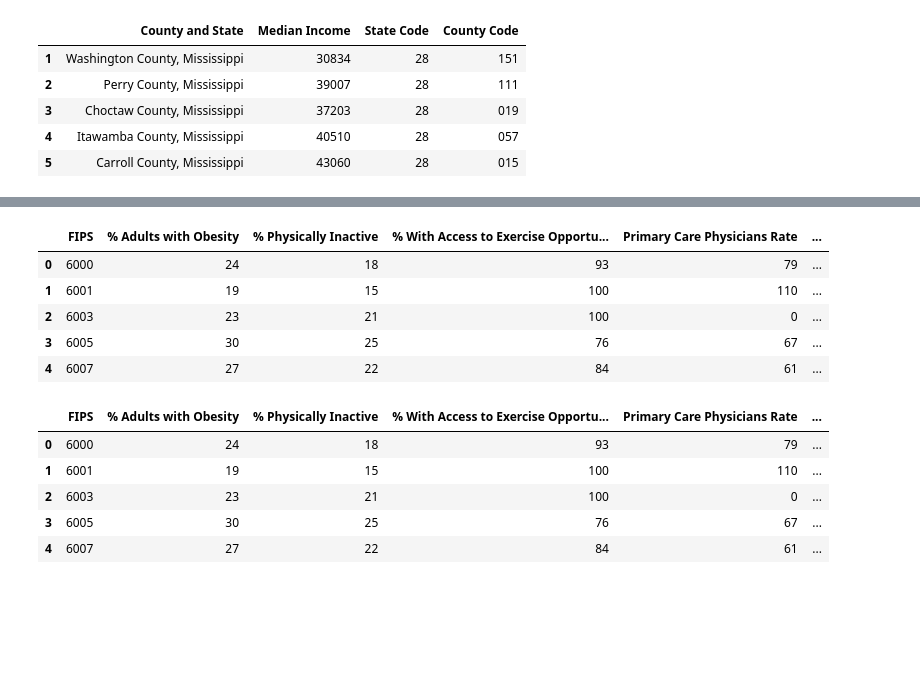
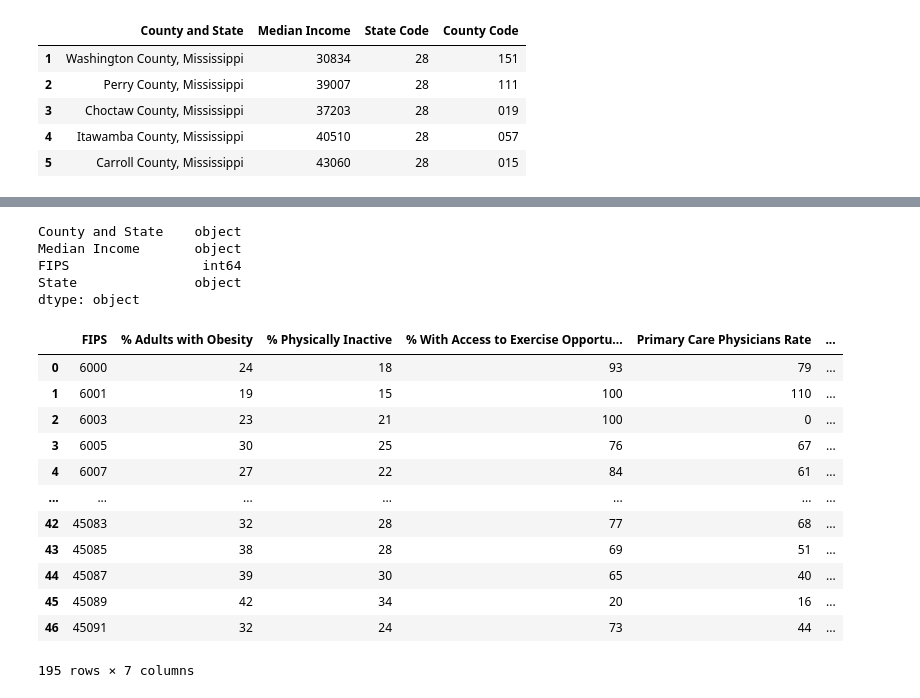
Before and after one commit to katrinan029/project-movat, a Jupyter notebook: Project code.ipynb, the cells around one changed output, grey strips where cells are left out. Drawn from its saved outputs; the diff is of its cells as text; code cells hidden in the pictures; blank space fills up the shorter version.

```diff
--- a/Project code.ipynb
+++ b/Project code.ipynb
@@ -93 +106,13 @@ dtype: object
+# %%
+# create a copy of the selected_states DataFrame in order to cast the FIPS column as integer
+
+selected_states_copy = selected_states.copy()
+selected_states_copy["FIPS"] = selected_states["FIPS"].astype(int)
+selected_states_copy.dtypes
+# %% [output]
+County and State    object
+Median Income       object
+FIPS                 int64
+State               object
+dtype: object
 # %%
@@ -98,24 +126,3 @@ south_carolina_df = pd.read_csv(csvpath_south_carolina)
 ca_health_df = california_df[["FIPS","% Adults with Obesity","% Physically Inactive","% With Access to Exercise Opportunities","Primary Care Physicians Rate","High School Graduation Rate","% Unemployed"]]
 ohio_health_df = ohio_df[["FIPS","% Adults with Obesity","% Physically Inactive","% With Access to Exercise Opportunities","Primary Care Physicians Rate","High School Graduation Rate","% Unemployed"]]
 south_carolina_health_df = south_carolina_df[["FIPS","% Adults with Obesity","% Physically Inactive","% With Access to Exercise Opportunities","Primary Care Physicians Rate","High School Graduation Rate","% Unemployed"]]
-# %%
-ca_health_df.head()
-# iterate through rows and add 0 to string
-# %% [output]
-|  | FIPS | % Adults with Obesity | % Physically Inactive | % With Access to Exercise Opportu... | Primary Care Physicians Rate | ... |
-| 0 | 6000 | 24 | 18 | 93 | 79 | ... |
-| 1 | 6001 | 19 | 15 | 100 | 110 | ... |
-| 2 | 6003 | 23 | 21 | 100 | 0 | ... |
-| 3 | 6005 | 30 | 25 | 76 | 67 | ... |
-| 4 | 6007 | 27 | 22 | 84 | 61 | ... |
-# %%
-frames = [ca_health_df,ohio_health_df,south_carolina_health_df]
-state_health_df = pd.concat(frames)
-state_health_df.head()
-# %% [output]
-|  | FIPS | % Adults with Obesity | % Physically Inactive | % With Access to Exercise Opportu... | Primary Care Physicians Rate | ... |
-| 0 | 6000 | 24 | 18 | 93 | 79 | ... |
-| 1 | 6001 | 19 | 15 | 100 | 110 | ... |
-| 2 | 6003 | 23 | 21 | 100 | 0 | ... |
-| 3 | 6005 | 30 | 25 | 76 | 67 | ... |
-| 4 | 6007 | 27 | 22 | 84 | 61 | ... |
@@ -125,0 +129,20 @@ df =
+# %%
+# Concatenating all health data from countyhealth rankings for the three states into one DataFrame
+
+all_states = [ca_health_df,ohio_health_df,south_carolina_health_df]
+state_health_df = pd.concat(all_states)
+state_health_df
+# %% [output]
+|  | FIPS | % Adults with Obesity | % Physically Inactive | % With Access to Exercise Opportu... | Primary Care Physicians Rate | ... |
+| 0 | 6000 | 24 | 18 | 93 | 79 | ... |
+| 1 | 6001 | 19 | 15 | 100 | 110 | ... |
+| 2 | 6003 | 23 | 21 | 100 | 0 | ... |
+| 3 | 6005 | 30 | 25 | 76 | 67 | ... |
+| 4 | 6007 | 27 | 22 | 84 | 61 | ... |
+| ... | ... | ... | ... | ... | ... | ... |
+| 42 | 45083 | 32 | 28 | 77 | 68 | ... |
+| 43 | 45085 | 38 | 28 | 69 | 51 | ... |
+| 44 | 45087 | 39 | 30 | 65 | 40 | ... |
+| 45 | 45089 | 42 | 34 | 20 | 16 | ... |
+| 46 | 45091 | 32 | 24 | 73 | 44 | ... |
+195 rows × 7 columns
```
Also changed, not shown: parts of 21 cells of this notebook.
